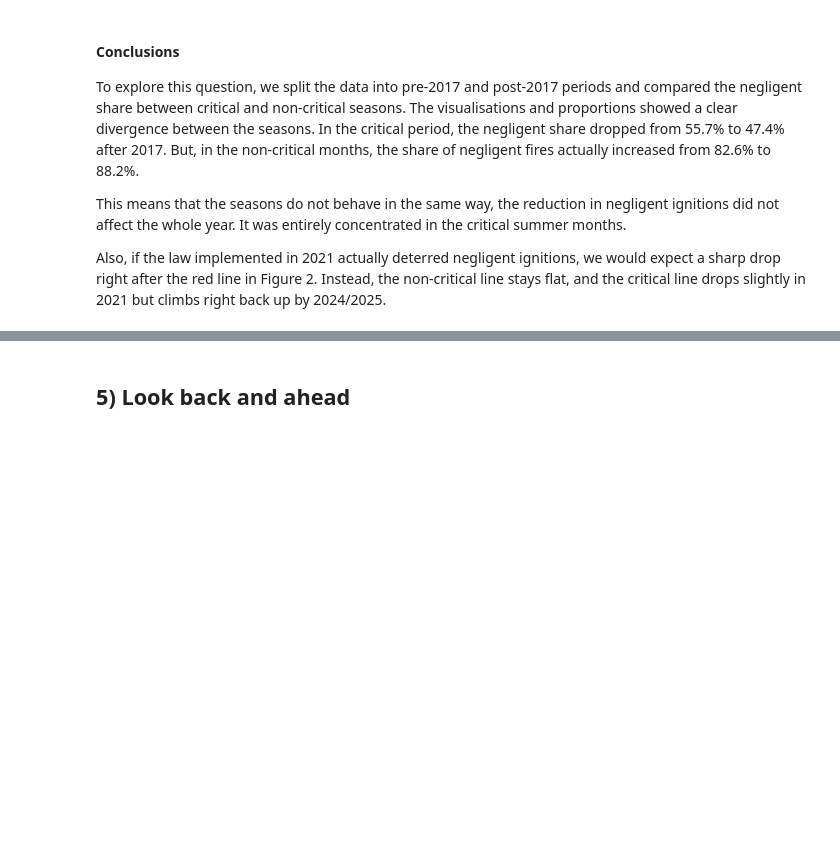
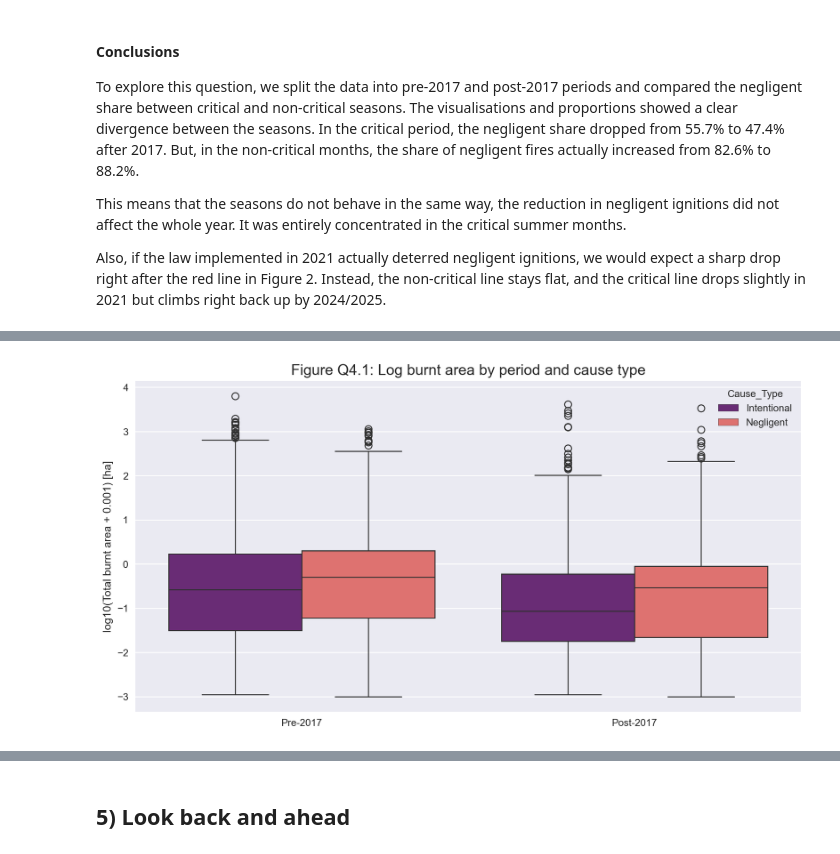
Before and after one commit to isabelamer/FCED_project, a Jupyter notebook: script1.ipynb, the cells around one changed output, grey strips where cells are left out. Drawn from its saved outputs; the diff is of its cells as text; code cells hidden in the pictures; blank space fills up the shorter version.

```diff
--- a/script1.ipynb
+++ b/script1.ipynb
@@ -408,0 +425,15 @@ Also, if the law implemented in 2021 actually deterred negligent ignitions, we w
+# %%
+from scipy import stats
+import statsmodels.api as sm
+import statsmodels.formula.api as smf
+from statsmodels.stats.multicomp import pairwise_tukeyhsd
+
+q4 = pd.read_excel(processed / "q4_burnt_area_cause_period.xlsx")
+
+# fixed order of the factor levels for tables and plots
+period_order = ["Pre-2017", "Post-2017"]
+cause_order = ["Intentional", "Negligent"]
+q4["Period"] = pd.Categorical(q4["Period"], categories=period_order, ordered=True)
+q4["Cause_Type"] = pd.Categorical(q4["Cause_Type"], categories=cause_order, ordered=True)
+
+pd.crosstab(q4["Cause_Type"], q4["Period"], margins=True)
@@ -408,0 +473,10 @@ Also, if the law implemented in 2021 actually deterred negligent ignitions, we w
+# %%
+fig, ax = plt.subplots(figsize=(12, 6))
+sns.boxplot(data=q4, x="Period", y="Log_Total_Burnt_Area", hue="Cause_Type",
+            order=period_order, hue_order=cause_order, palette="magma", ax=ax)
+ax.set_title("Figure Q4.1: Log burnt area by period and cause type", fontsize=15)
+ax.set_ylabel("log10(Total burnt area + 0.001) [ha]")
+ax.set_xlabel("")
+plt.show()
+# %% [output]
+[figure, added]
```
Also changed, not shown: parts of 31 cells of this notebook.
